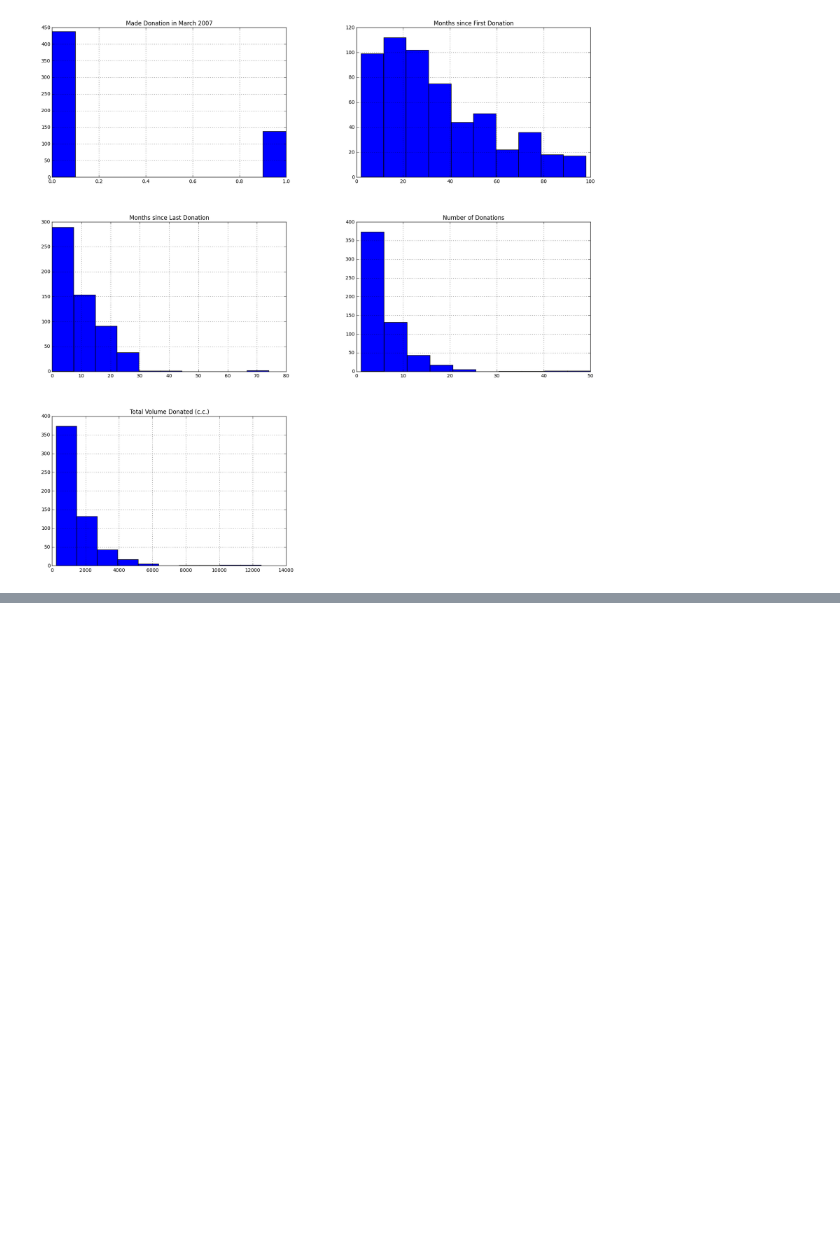
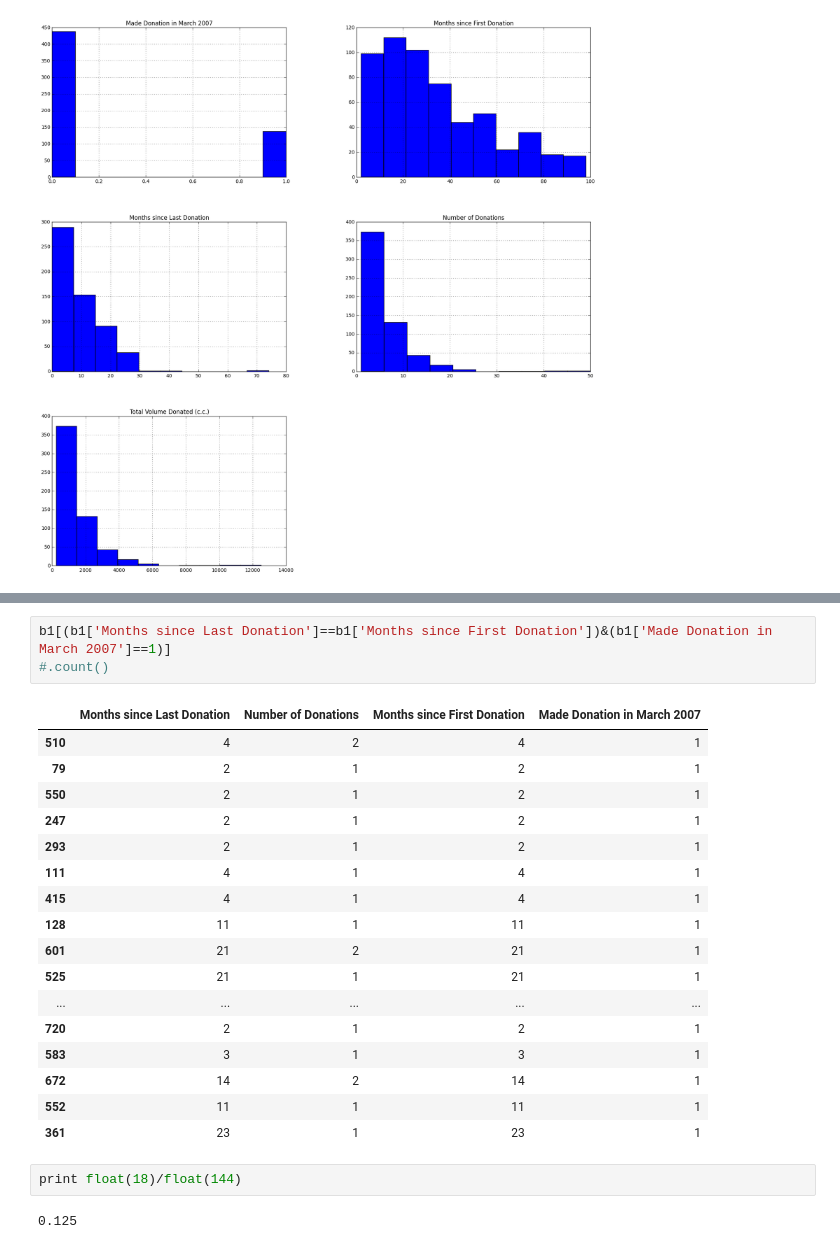
Before and after one commit to davisincubator/digblood, a Jupyter notebook: notebooks/amp_initial_data_exploration.ipynb, the cells around one changed output, grey strips where cells are left out. Cells and saved outputs as stored; diff of their text form; blank space fills up the shorter version.

```diff
--- a/notebooks/amp_initial_data_exploration.ipynb
+++ b/notebooks/amp_initial_data_exploration.ipynb
@@ -57,0 +88,25 @@ array(['Months since Last Donation', 'Number of Donations',
+# %%
+b1[(b1['Months since Last Donation']==b1['Months since First Donation'])&(b1['Made Donation in March 2007']==1)]
+#.count()
+# %% [output]
+|  | Months since Last Donation | Number of Donations | Months since First Donation | Made Donation in March 2007 |
+| 510 | 4 | 2 | 4 | 1 |
+| 79 | 2 | 1 | 2 | 1 |
+| 550 | 2 | 1 | 2 | 1 |
+| 247 | 2 | 1 | 2 | 1 |
+| 293 | 2 | 1 | 2 | 1 |
+| 111 | 4 | 1 | 4 | 1 |
+| 415 | 4 | 1 | 4 | 1 |
+| 128 | 11 | 1 | 11 | 1 |
+| 601 | 21 | 2 | 21 | 1 |
+| 525 | 21 | 1 | 21 | 1 |
+| ... | ... | ... | ... | ... |
+| 720 | 2 | 1 | 2 | 1 |
+| 583 | 3 | 1 | 3 | 1 |
+| 672 | 14 | 2 | 14 | 1 |
+| 552 | 11 | 1 | 11 | 1 |
+| 361 | 23 | 1 | 23 | 1 |
+# %%
+print float(18)/float(144)
+# %% [output]
+0.125
```
Also changed, not shown: parts of 25 cells of this notebook.
